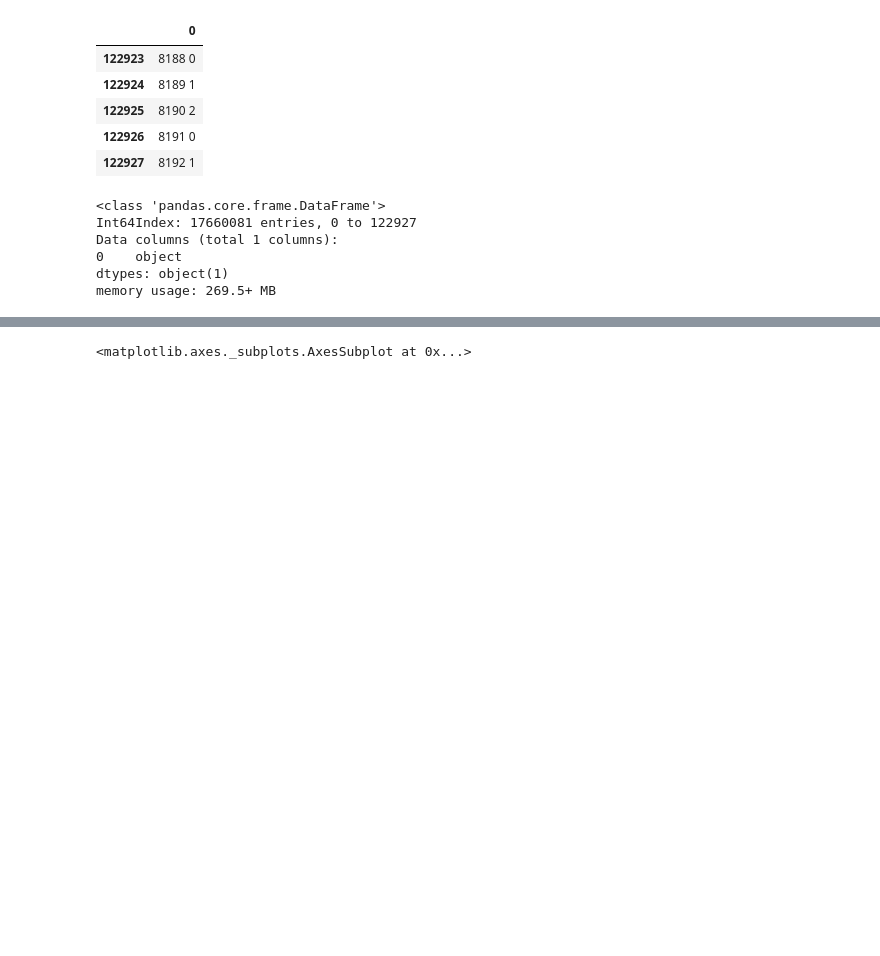
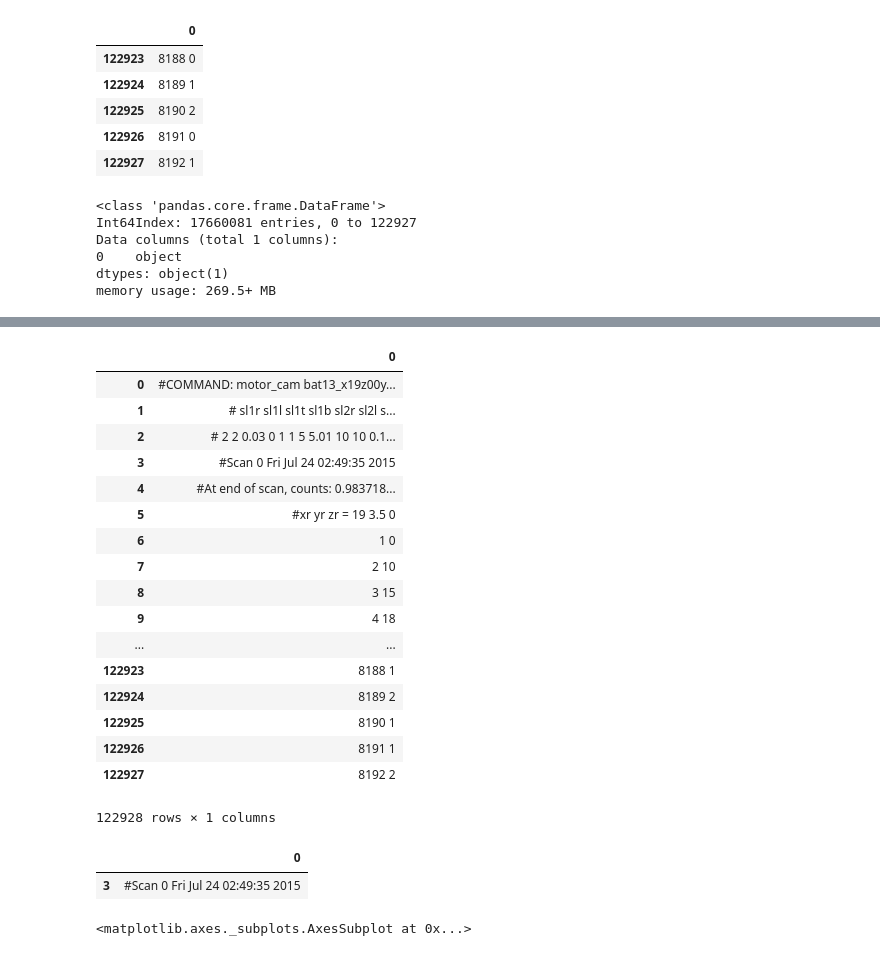
Before and after one commit to jwnich93/XRD-Analysis-and-Reporting-Tool, a Jupyter notebook: XRD_Data_Munging_Test_Read.ipynb, the cells around one changed output, grey strips where cells are left out. Drawn from its saved outputs; the diff is of its cells as text; code cells hidden in the pictures; blank space fills up the shorter version.

```diff
--- a/XRD_Data_Munging_Test_Read.ipynb
+++ b/XRD_Data_Munging_Test_Read.ipynb
@@ -65,0 +68,2 @@ query2.plot()
+# %%
+query2a = pd.read_table('C:\\Users\Jesse\Documents\FILES\BATTERY_DATA_ANALYSIS\DATA/bat13_x19z00y03_2.xy', header=None)
@@ -66,3 +120,33 @@ query2.plot()
+# %%
+
+query2a
+# %% [output]
+|  | 0 |
+| 0 | #COMMAND: motor_cam bat13_x19z00y... |
+| 1 | # sl1r sl1l sl1t sl1b sl2r sl2l s... |
+| 2 | # 2 2 0.03 0 1 1 5 5.01 10 10 0.1... |
+| 3 | #Scan 0 Fri Jul 24 02:49:35 2015 |
+| 4 | #At end of scan, counts: 0.983718... |
+| 5 | #xr yr zr = 19 3.5 0 |
+| 6 | 1 0 |
+| 7 | 2 10 |
+| 8 | 3 15 |
+| 9 | 4 18 |
+| ... | ... |
+| 122923 | 8188 1 |
+| 122924 | 8189 2 |
+| 122925 | 8190 1 |
+| 122926 | 8191 1 |
+| 122927 | 8192 2 |
+122928 rows × 1 columns
+# %%
+#Extract Time
+query_time = query2a[3:4]
+query_time2 = query_time[0].str.split('=',expand=True)
+query_time2
+# %% [output]
+|  | 0 |
+| 3 | #Scan 0 Fri Jul 24 02:49:35 2015 |
 # %%
 #print out of one continous x y data set (of the graph listed above)
 query2[1].value_counts().plot()
```
Also changed, not shown: parts of 10 cells of this notebook.
